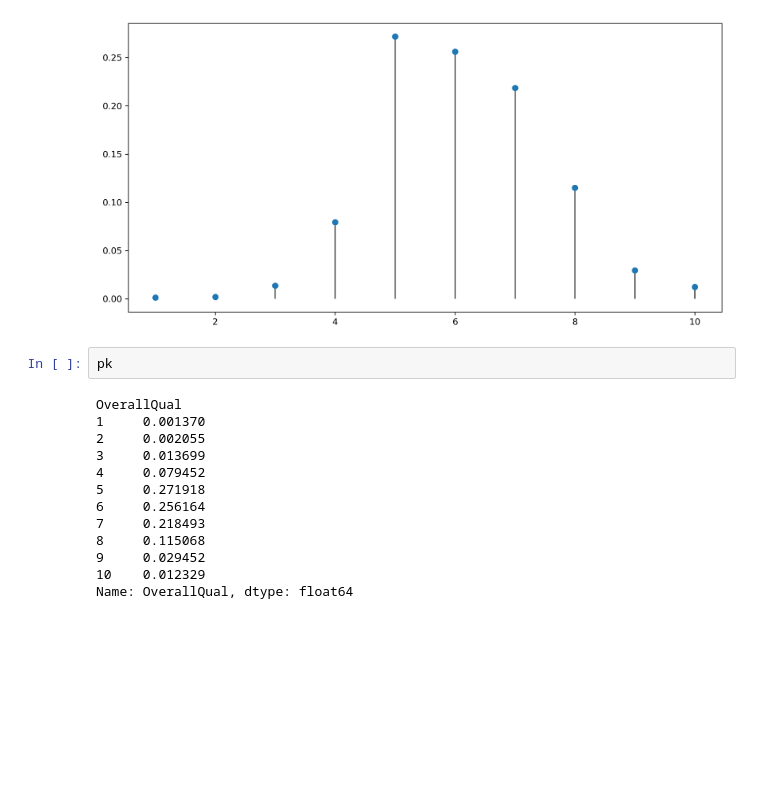
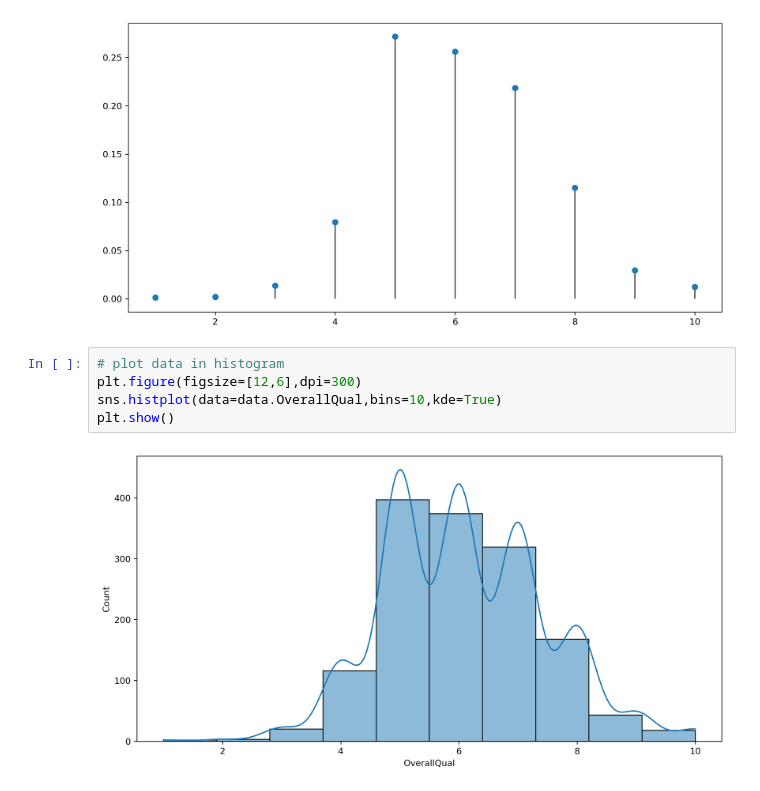
Before and after one commit to ashen007/Housing-Sale-Price-analysis, a Jupyter notebook: notebooks/analysis_2(distribution).ipynb, the cells around one changed output. Cells and saved outputs as stored; diff of their text form; blank space fills up the shorter version.

Commit message:
distribution of overall quality

```diff
--- a/notebooks/analysis_2(distribution).ipynb
+++ b/notebooks/analysis_2(distribution).ipynb
@@ -61,18 +61,10 @@ ax.vlines(xk,0,pmf.pmf(xk),lw=1)
 plt.show()
 # %% [output]
 [figure]
-# %%
-pk
-# %% [output]
-OverallQual
-1     0.001370
-2     0.002055
-3     0.013699
-4     0.079452
-5     0.271918
-6     0.256164
-7     0.218493
-8     0.115068
-9     0.029452
-10    0.012329
-Name: OverallQual, dtype: float64
+# %%
+# plot data in histogram
+plt.figure(figsize=[12,6],dpi=300)
+sns.histplot(data=data.OverallQual,bins=10,kde=True)
+plt.show()
+# %% [output]
+[figure, added]
```
